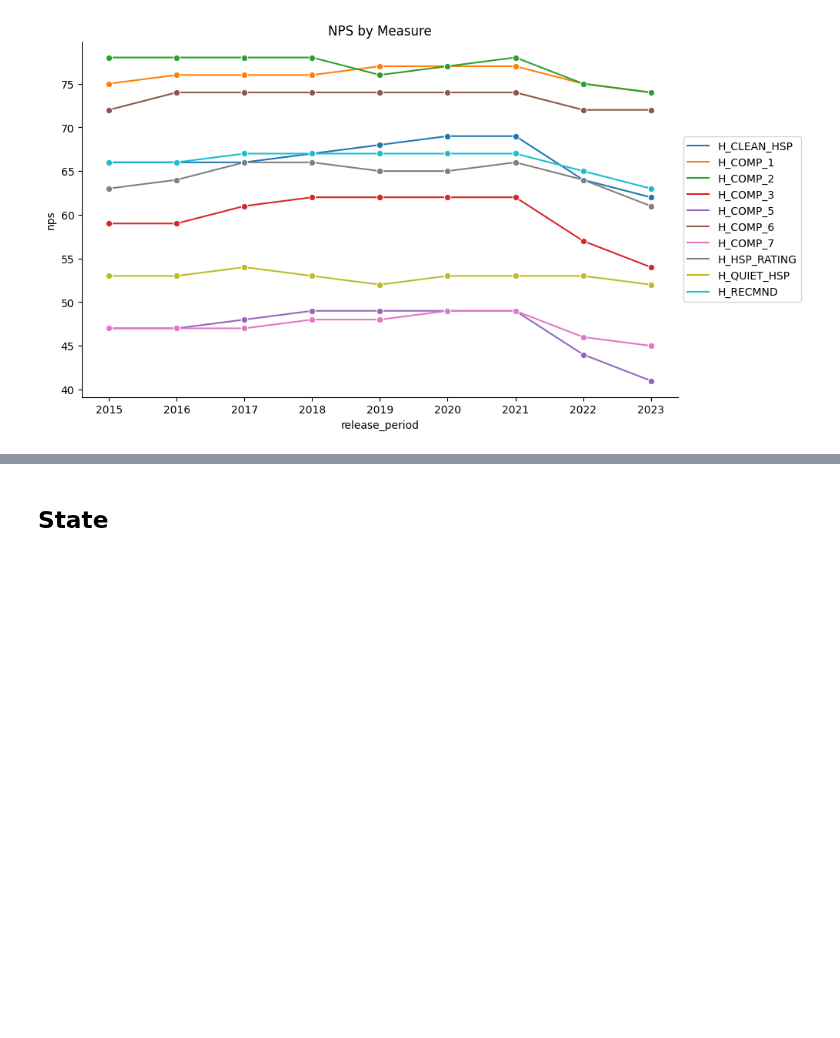
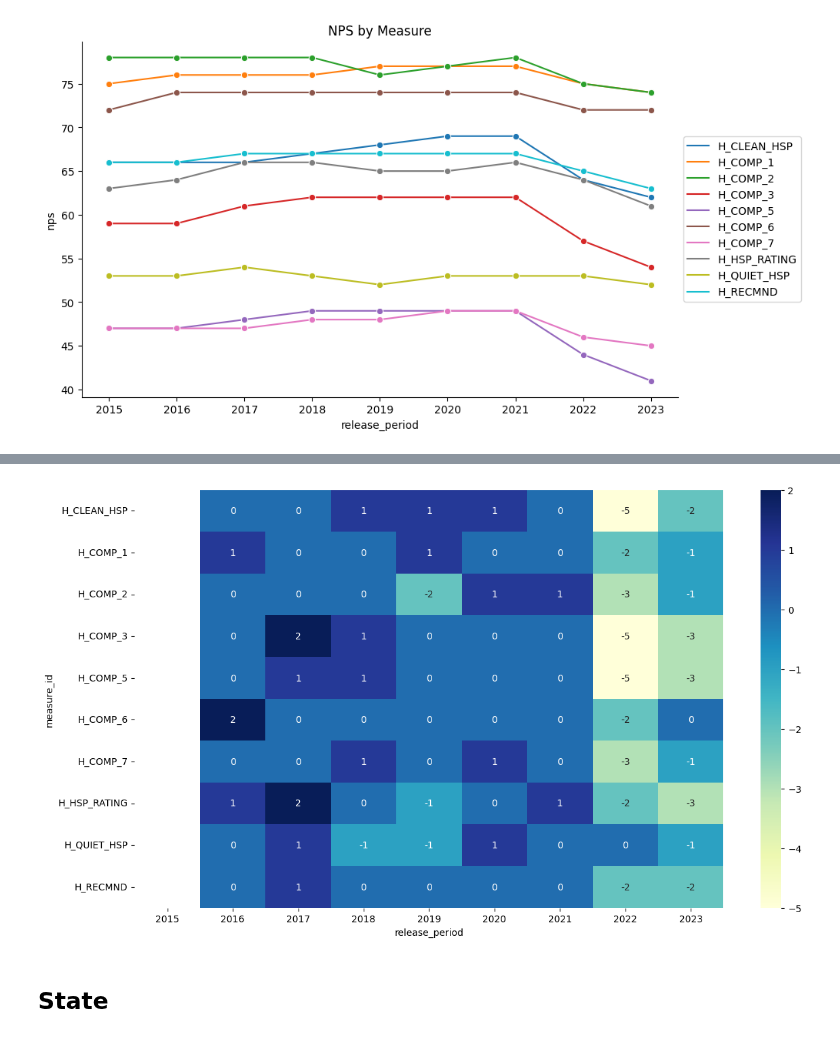
Before and after one commit to andyguo0228/maven_healthcare, a Jupyter notebook: maven_healthcare.ipynb, the cells around one changed output, grey strips where cells are left out. Saved outputs shown, nothing was run; the diff lists cells and outputs as text; code cells hidden in the pictures; blank space fills up the shorter version.

Commit message:
finished map plot

```diff
--- a/maven_healthcare.ipynb
+++ b/maven_healthcare.ipynb
@@ -113,3 +128,13 @@ ax.spines['top'].set_visible(False)
 plt.show()
 # %% [output]
 [figure]
+# %%
+# Calculate the year-over-year change in NPS for each measure
+grouped_data = national_results.copy()
+grouped_data['release_period'] = grouped_data['release_period'].dt.year
+grouped_data['change'] = national_results.groupby('measure_id')['nps'].diff()
+
+# Pivot the table to have years as columns and measures as rows for better visualization
+pivot_table = grouped_data.pivot(index='measure_id', columns='release_period', values='change')
+
+pivot_table
@@ -116,3 +154,11 @@ plt.show()
+# %%
+plt.figure(figsize=(14, 8))
+
+sns.heatmap(pivot_table, annot=True, cmap='YlGnBu')
+
+plt.show()
+# %% [output]
+[figure, added]
 # %% [markdown]
 ## State
 # %%
```
Also changed, not shown: parts of 34 cells of this notebook, 1 other file.
